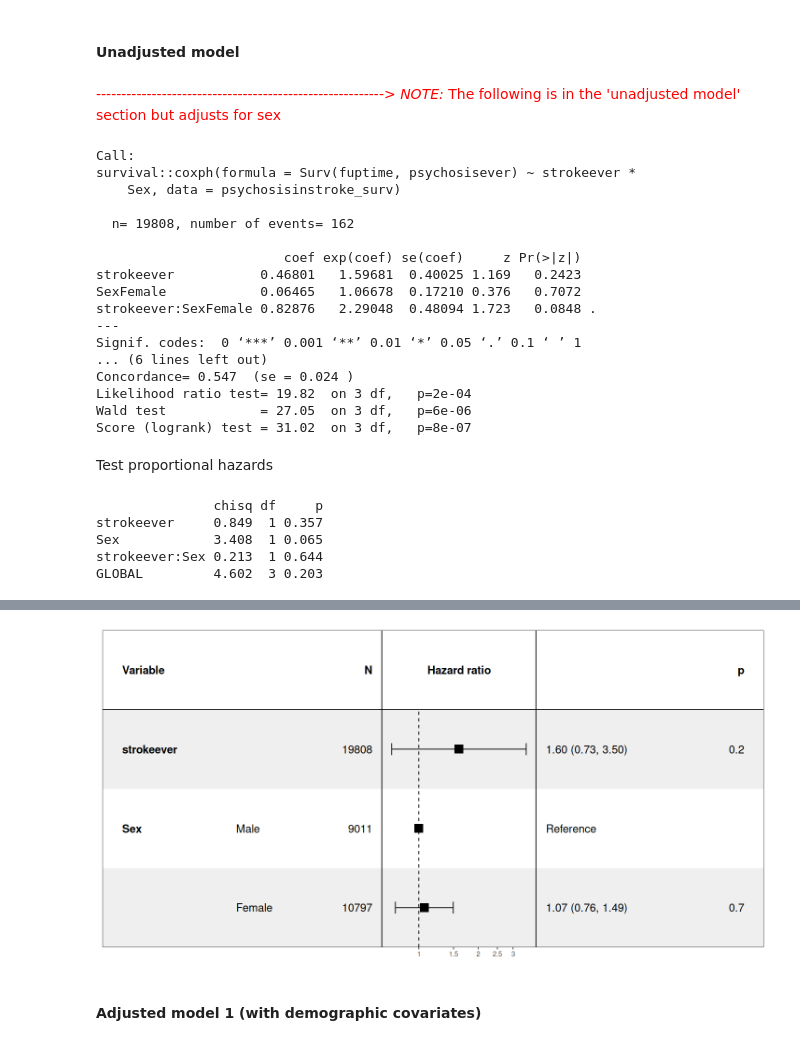
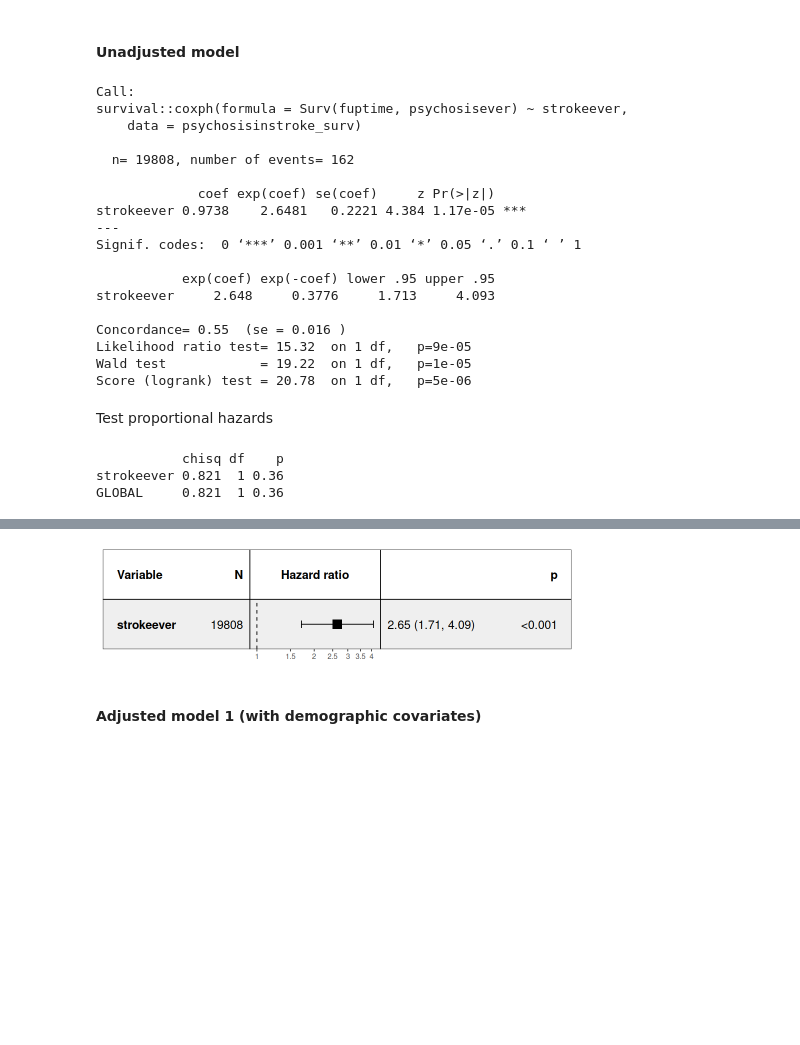
Before and after one commit to vaughanbell/longitudinal-stroke-psychosis-ELSA, a Jupyter notebook: Richards-Belle_et_al_Psychosis_After_Stroke_Analysis.ipynb, the cells around one changed output, grey strips where cells are left out. Saved outputs shown, nothing was run; the diff lists cells and outputs as text; code cells hidden in the pictures; blank space fills up the shorter version.

```diff
--- a/Richards-Belle_et_al_Psychosis_After_Stroke_Analysis.ipynb
+++ b/Richards-Belle_et_al_Psychosis_After_Stroke_Analysis.ipynb
@@ -226,46 +222,44 @@ Warning message:
 ### Cox proportional hazards regression models
 # %% [markdown]
 #### Unadjusted model
-# %% [markdown]
-<font color='red'>---------------------------------------------------------> *NOTE:* The following is in the 'unadjusted model' section but adjusts for sex</font>
 # %%
 psychosisinstroke_cox <-  survival::coxph(
-  Surv(fuptime, psychosisever) ~ strokeever*Sex,
+  Surv(fuptime, psychosisever) ~ strokeever,
   data = psychosisinstroke_surv
 )
 
 summary(psychosisinstroke_cox)
 # %% [output]
 Call:
-survival::coxph(formula = Surv(fuptime, psychosisever) ~ strokeever *
-    Sex, data = psychosisinstroke_surv)
+survival::coxph(formula = Surv(fuptime, psychosisever) ~ strokeever,
+    data = psychosisinstroke_surv)
 
   n= 19808, number of events= 162
 
-                        coef exp(coef) se(coef)     z Pr(>|z|)
-strokeever           0.46801   1.59681  0.40025 1.169   0.2423
-SexFemale            0.06465   1.06678  0.17210 0.376   0.7072
-strokeever:SexFemale 0.82876   2.29048  0.48094 1.723   0.0848 .
+             coef exp(coef) se(coef)     z Pr(>|z|)
+strokeever 0.9738    2.6481   0.2221 4.384 1.17e-05 ***
 ---
 Signif. codes:  0 ‘***’ 0.001 ‘**’ 0.01 ‘*’ 0.05 ‘.’ 0.1 ‘ ’ 1
-... (6 lines left out)
-Concordance= 0.547  (se = 0.024 )
-Likelihood ratio test= 19.82  on 3 df,   p=2e-04
-Wald test            = 27.05  on 3 df,   p=6e-06
-Score (logrank) test = 31.02  on 3 df,   p=8e-07
+
+           exp(coef) exp(-coef) lower .95 upper .95
+strokeever     2.648     0.3776     1.713     4.093
+
+Concordance= 0.55  (se = 0.016 )
+Likelihood ratio test= 15.32  on 1 df,   p=9e-05
+Wald test            = 19.22  on 1 df,   p=1e-05
+Score (logrank) test = 20.78  on 1 df,   p=5e-06
 # %% [markdown]
 Test proportional hazards
 # %%
 cox.zph(psychosisinstroke_cox) # p values are not significant, suggesting the assumptions are not violated
 # %% [output]
-               chisq df     p
-strokeever     0.849  1 0.357
-Sex            3.408  1 0.065
-strokeever:Sex 0.213  1 0.644
-GLOBAL         4.602  3 0.203
+           chisq df    p
+strokeever 0.821  1 0.36
+GLOBAL     0.821  1 0.36
 # %%
 # Set plot size
-options(repr.plot.width=12, repr.plot.height=6)
+options(repr.plot.width=8, repr.plot.height=2)
 
+# Plot
 forest_model(psychosisinstroke_cox)
 # %% [output]
@@ -274,4 +267,4 @@ Warning message in recalculate_width_panels(panel_positions, mapped_text = mappe
-[figure, old version]
+[figure, new version]
 # %% [markdown]
 #### Adjusted model 1 (with demographic covariates)
 # %%
```
Also changed, not shown: parts of 51 cells of this notebook, 1 other file.
